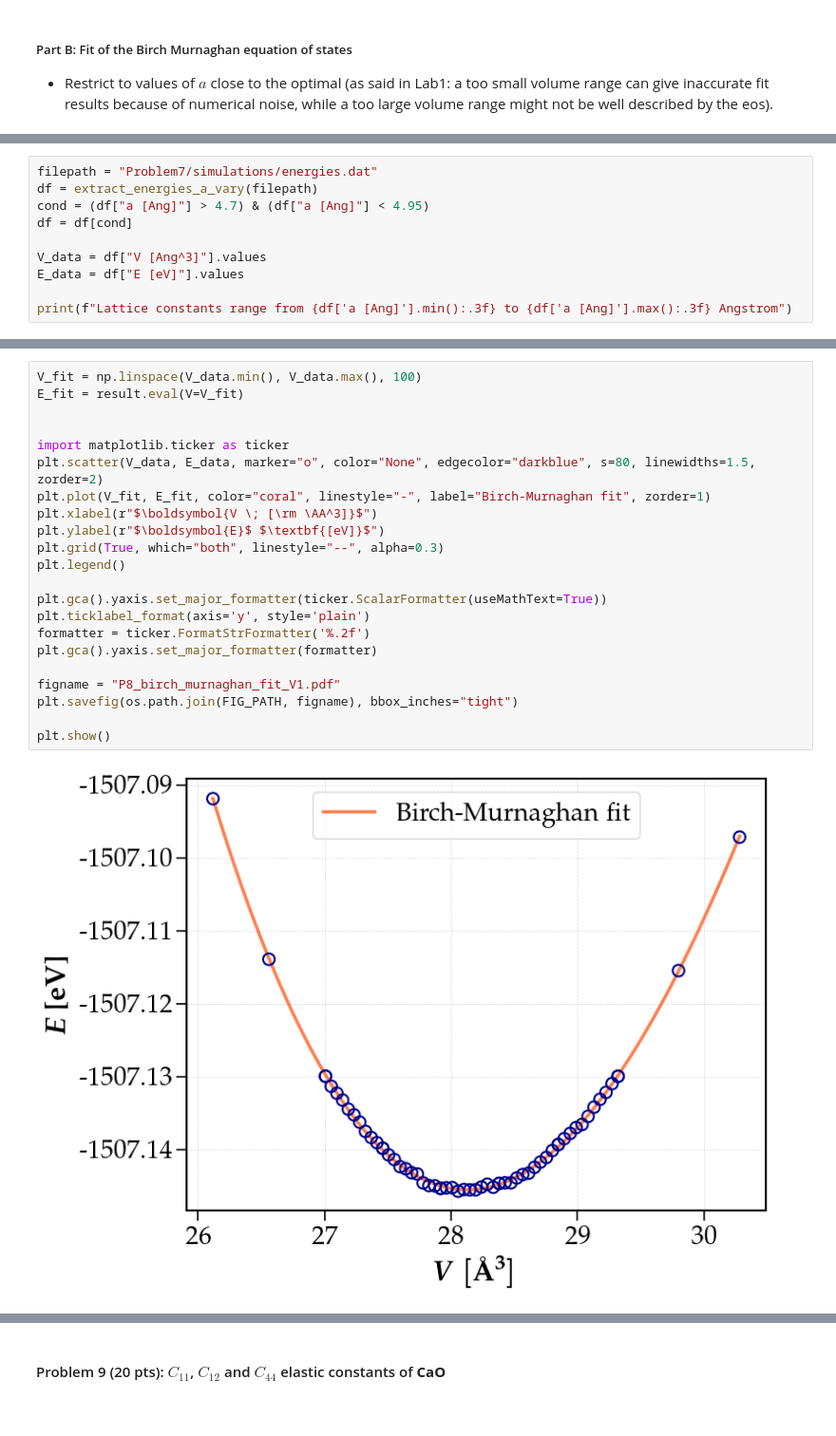
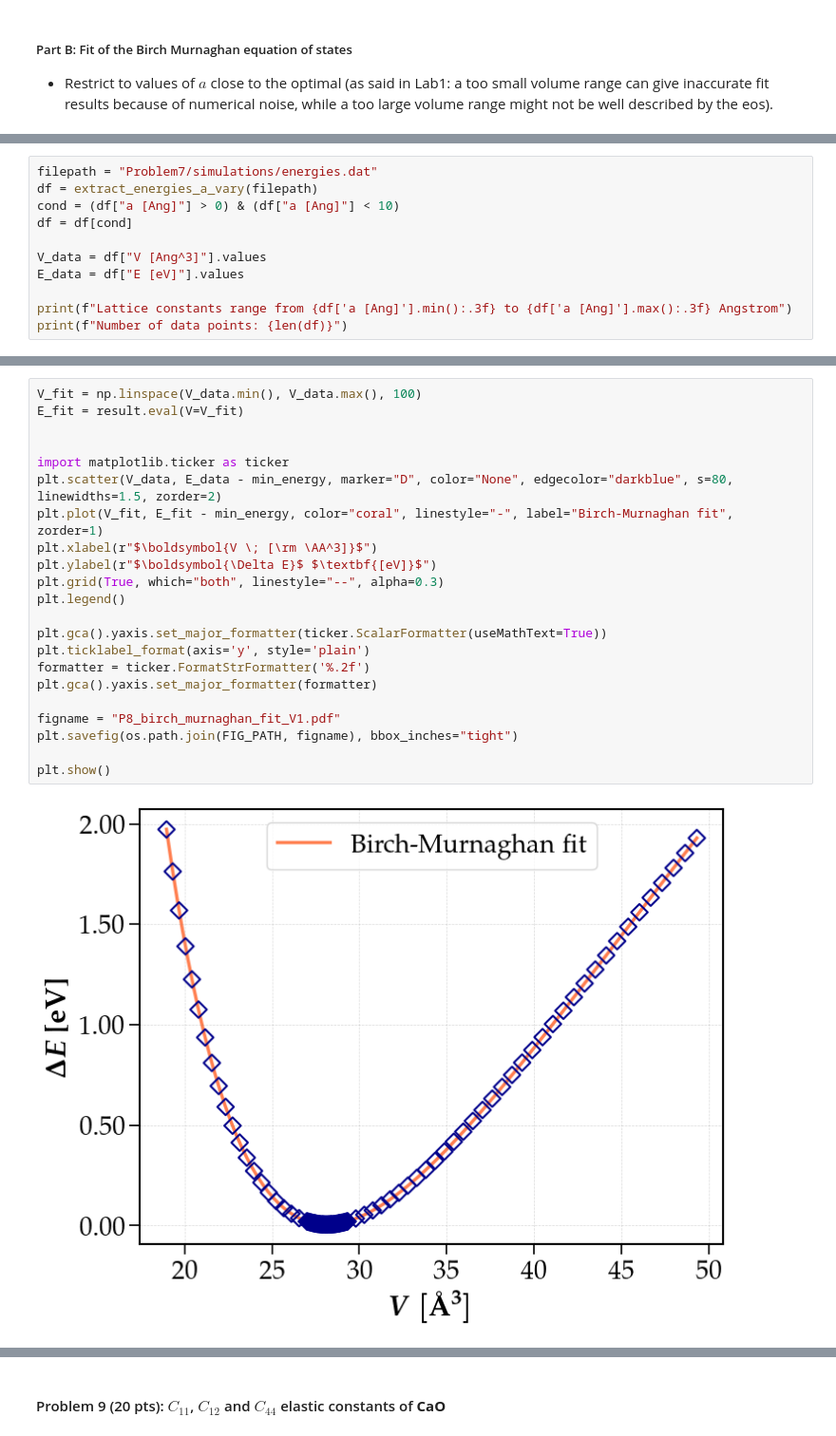
Before and after one commit to sylvainshan/MSE-468-Atomisitc-and-Quantum-Simulations-of-Materials, a Jupyter notebook: lab2/analysis.ipynb, the cells around one changed output, grey strips where cells are left out. Shown at 95% size. Drawn from its saved outputs; the diff is of its cells as text.

```diff
--- a/lab2/analysis.ipynb
+++ b/lab2/analysis.ipynb
@@ -442,11 +658,12 @@ from scipy.stats import t
 # %%
 filepath = "Problem7/simulations/energies.dat"
 df = extract_energies_a_vary(filepath)
-cond = (df["a [Ang]"] > 4.7) & (df["a [Ang]"] < 4.95)
+cond = (df["a [Ang]"] > 0) & (df["a [Ang]"] < 10)
 df = df[cond]
 
 V_data = df["V [Ang^3]"].values
 E_data = df["E [eV]"].values
 
 print(f"Lattice constants range from {df['a [Ang]'].min():.3f} to {df['a [Ang]'].max():.3f} Angstrom")
+print(f"Number of data points: {len(df)}")
 # %% [output]
@@ -486,26 +704,26 @@ report_ci(ci)
 # %%
 V_fit = np.linspace(V_data.min(), V_data.max(), 100)
 E_fit = result.eval(V=V_fit)
 
 
 import matplotlib.ticker as ticker
-plt.scatter(V_data, E_data, marker="o", color="None", edgecolor="darkblue", s=80, linewidths=1.5, zorder=2)
-plt.plot(V_fit, E_fit, color="coral", linestyle="-", label="Birch-Murnaghan fit", zorder=1)
+plt.scatter(V_data, E_data - min_energy, marker="D", color="None", edgecolor="darkblue", s=80, linewidths=1.5, zorder=2)
+plt.plot(V_fit, E_fit - min_energy, color="coral", linestyle="-", label="Birch-Murnaghan fit", zorder=1)
 plt.xlabel(r"$\boldsymbol{V \; [\rm \AA^3]}$")
-plt.ylabel(r"$\boldsymbol{E}$ $\textbf{[eV]}$")
+plt.ylabel(r"$\boldsymbol{\Delta E}$ $\textbf{[eV]}$")
 plt.grid(True, which="both", linestyle="--", alpha=0.3)
 plt.legend()
 
 plt.gca().yaxis.set_major_formatter(ticker.ScalarFormatter(useMathText=True))
 plt.ticklabel_format(axis='y', style='plain')
 formatter = ticker.FormatStrFormatter('%.2f')
 plt.gca().yaxis.set_major_formatter(formatter)
 
 figname = "P8_birch_murnaghan_fit_V1.pdf"
 plt.savefig(os.path.join(FIG_PATH, figname), bbox_inches="tight")
 
 plt.show()
 # %% [output]
-[figure, old version]
+[figure, new version]
 # %%
 conversion_factor = eV / angstrom**3
```
Also changed, not shown: parts of 28 cells of this notebook, 32 other files.
